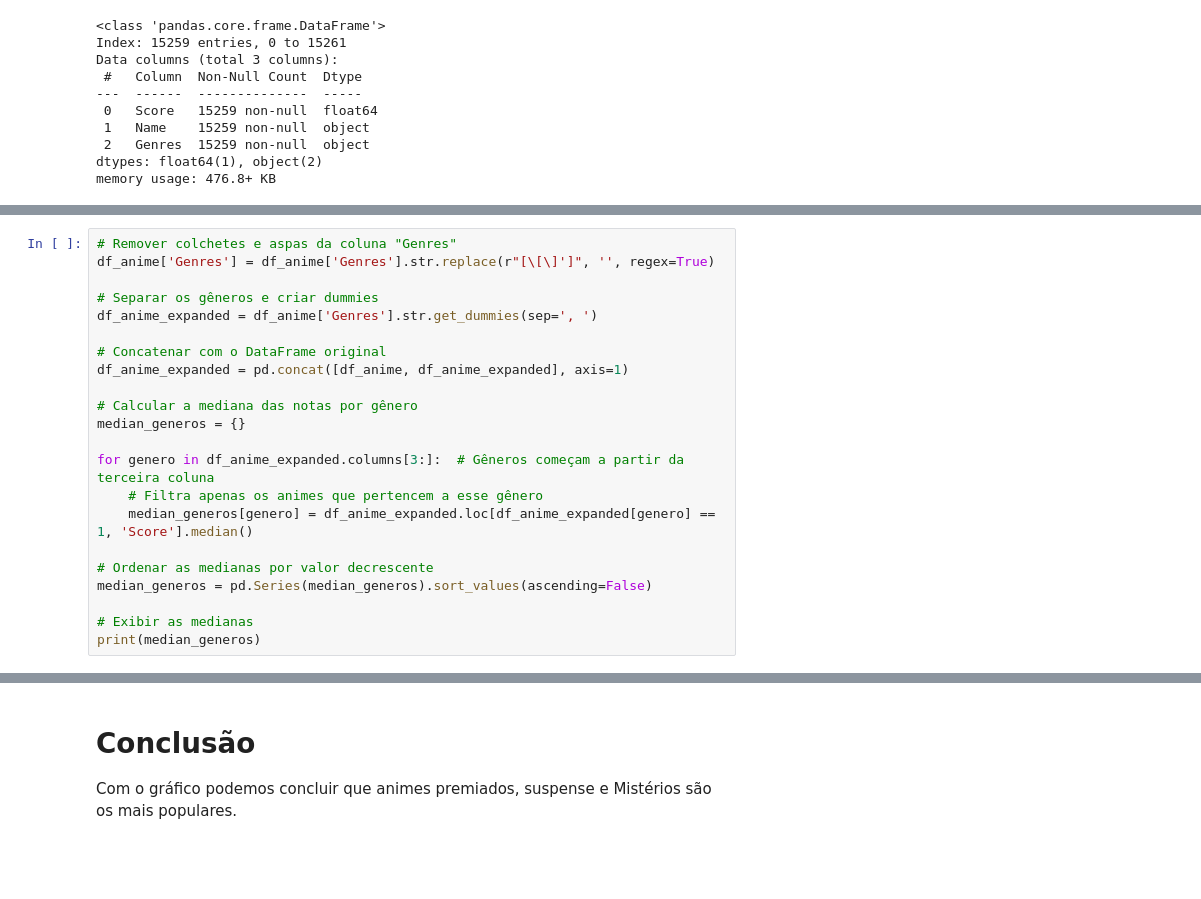
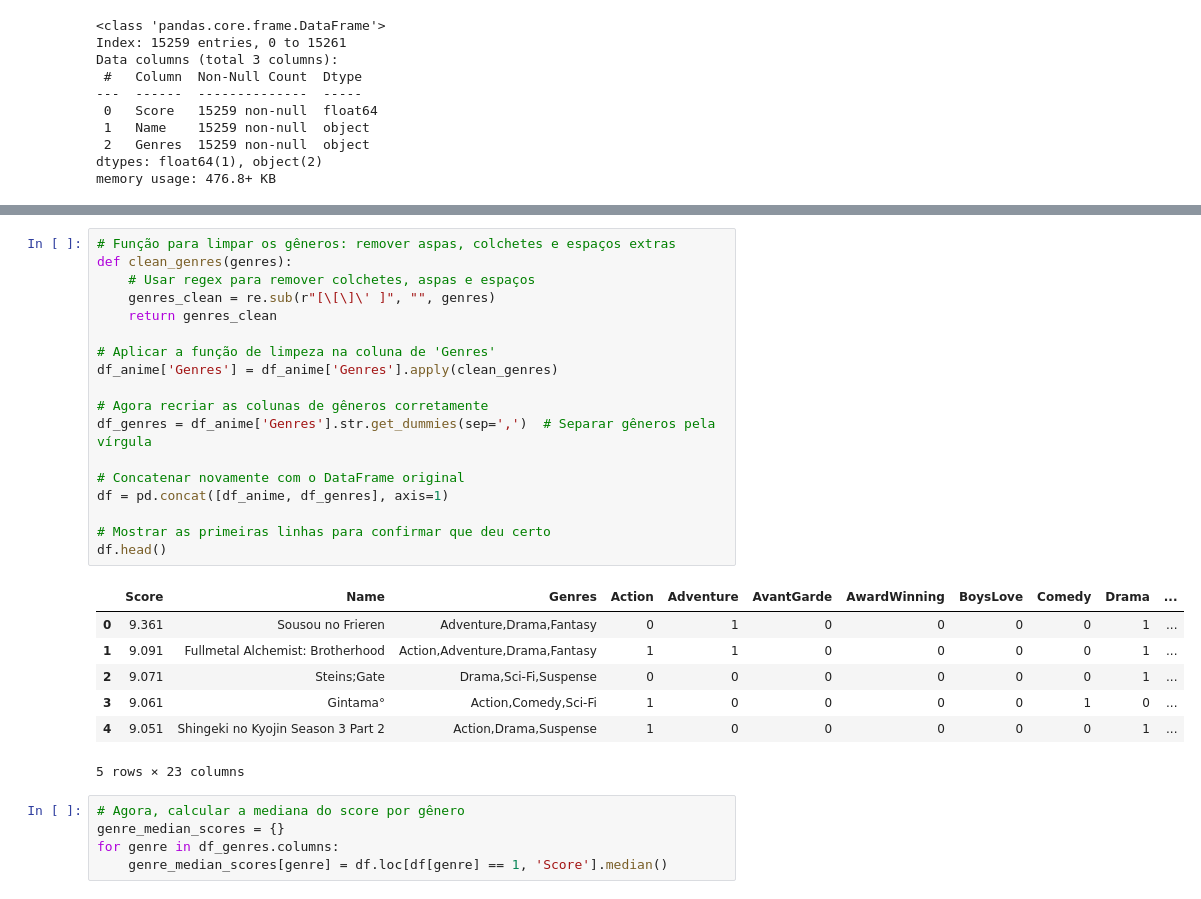
Before and after one commit to BrunoMatheus96/ProjetoBMSL-Popularidade_de_Animes, a Jupyter notebook: Popularidade_de_Anime.ipynb, the cells around one changed output, grey strips where cells are left out. Cells and saved outputs as stored; diff of their text form; blank space fills up the shorter version.

```diff
--- a/Popularidade_de_Anime.ipynb
+++ b/Popularidade_de_Anime.ipynb
@@ -186,22 +182,0 @@ df_anime.describe()
-# %%
-# Remover colchetes e aspas da coluna "Genres"
-df_anime['Genres'] = df_anime['Genres'].str.replace(r"[\[\]']", '', regex=True)
-
-# Separar os gêneros e criar dummies
-df_anime_expanded = df_anime['Genres'].str.get_dummies(sep=', ')
-
-# Concatenar com o DataFrame original
-df_anime_expanded = pd.concat([df_anime, df_anime_expanded], axis=1)
-
-# Calcular a mediana das notas por gênero
-median_generos = {}
-
-for genero in df_anime_expanded.columns[3:]:  # Gêneros começam a partir da terceira coluna
-    # Filtra apenas os animes que pertencem a esse gênero
-    median_generos[genero] = df_anime_expanded.loc[df_anime_expanded[genero] == 1, 'Score'].median()
-
-# Ordenar as medianas por valor decrescente
-median_generos = pd.Series(median_generos).sort_values(ascending=False)
-
-# Exibir as medianas
-print(median_generos)
@@ -238,4 +183,31 @@ plt.show()  # Exibir o gráfico
-# %% [markdown]
-# Conclusão
-
-Com o gráfico podemos concluir que animes premiados, suspense e Mistérios são os mais populares.
+# %%
+# Função para limpar os gêneros: remover aspas, colchetes e espaços extras
+def clean_genres(genres):
+    # Usar regex para remover colchetes, aspas e espaços
+    genres_clean = re.sub(r"[\[\]\' ]", "", genres)
+    return genres_clean
+
+# Aplicar a função de limpeza na coluna de 'Genres'
+df_anime['Genres'] = df_anime['Genres'].apply(clean_genres)
+
+# Agora recriar as colunas de gêneros corretamente
+df_genres = df_anime['Genres'].str.get_dummies(sep=',')  # Separar gêneros pela vírgula
+
+# Concatenar novamente com o DataFrame original
+df = pd.concat([df_anime, df_genres], axis=1)
+
+# Mostrar as primeiras linhas para confirmar que deu certo
+df.head()
+# %% [output]
+|  | Score | Name | Genres | Action | Adventure | AvantGarde | AwardWinning | BoysLove | Comedy | Drama | ... |
+| 0 | 9.361 | Sousou no Frieren | Adventure,Drama,Fantasy | 0 | 1 | 0 | 0 | 0 | 0 | 1 | ... |
+| 1 | 9.091 | Fullmetal Alchemist: Brotherhood | Action,Adventure,Drama,Fantasy | 1 | 1 | 0 | 0 | 0 | 0 | 1 | ... |
+| 2 | 9.071 | Steins;Gate | Drama,Sci-Fi,Suspense | 0 | 0 | 0 | 0 | 0 | 0 | 1 | ... |
+| 3 | 9.061 | Gintama° | Action,Comedy,Sci-Fi | 1 | 0 | 0 | 0 | 0 | 1 | 0 | ... |
+| 4 | 9.051 | Shingeki no Kyojin Season 3 Part 2 | Action,Drama,Suspense | 1 | 0 | 0 | 0 | 0 | 0 | 1 | ... |
+5 rows × 23 columns
+# %%
+# Agora, calcular a mediana do score por gênero
+genre_median_scores = {}
+for genre in df_genres.columns:
+    genre_median_scores[genre] = df.loc[df[genre] == 1, 'Score'].median()
```
Also changed, not shown: parts of 9 cells of this notebook.
